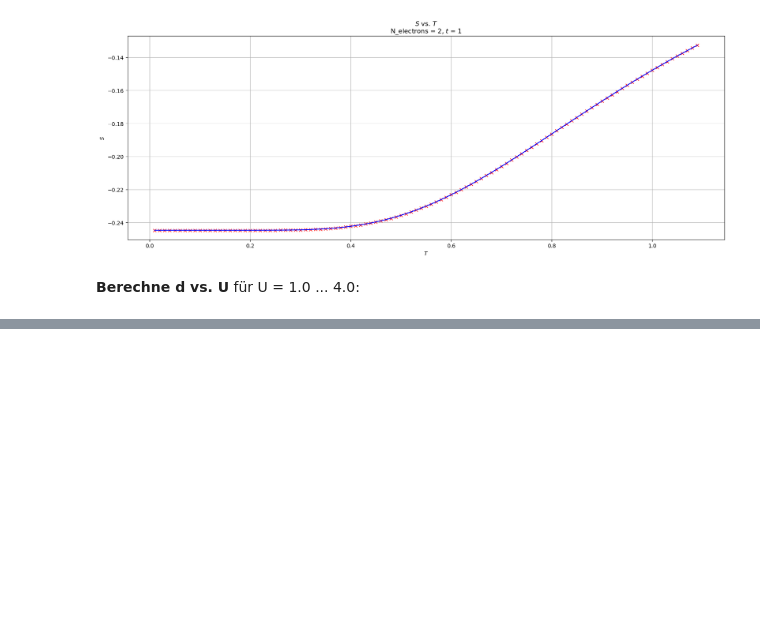
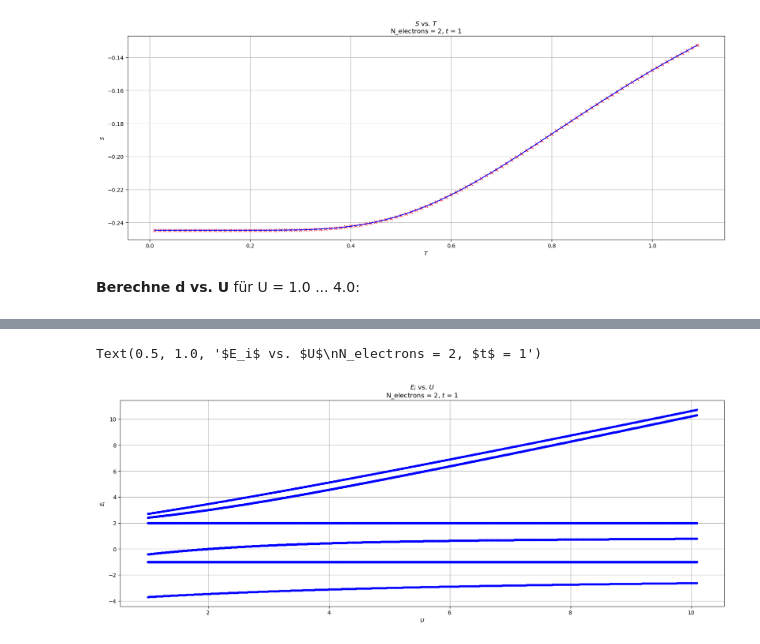
Before and after one commit to alexanderwurm/Hubbard-triangle, a Jupyter notebook: Hubbard triangle.ipynb, the cells around one changed output, grey strips where cells are left out. Cells and saved outputs as stored; diff of their text form; code cells hidden in the pictures; blank space fills up the shorter version.

```diff
--- a/Hubbard triangle.ipynb
+++ b/Hubbard triangle.ipynb
@@ -163,0 +165,26 @@ Text(0.5, 1.0, '$d$ vs. $U$\nN_electrons = 2, $t$ = 1')
+# %%
+U = np.arange(1, 10.01, 0.01)
+Ei = []
+
+for Ui in U:
+    # find ground state
+    Hamiltonian = generate_Hamiltonian(states, Ui)
+    eigval, eigvec = np.linalg.eig(Hamiltonian)
+    eigval_min = np.min(eigval)
+
+    Ei.append((Ui, eigval))
+
+i, j, x = 0, 0, 0
+for i, x in Ei:
+    for j in x:
+        plt.plot(i,j, 'b.')
+
+plt.rcParams['figure.figsize'] = [20, 7]
+plt.rcParams['figure.dpi'] = 100
+plt.grid()
+plt.xlabel("$U$")
+plt.ylabel(r"$E_i$")
+plt.title(r"$E_i$ vs. $U$" "\n" "N_electrons = {:g}, $t$ = {:g}" .format(N_electrons, t))
+# %% [output]
+Text(0.5, 1.0, '$E_i$ vs. $U$\nN_electrons = 2, $t$ = 1')
+[figure, added]
```
Also changed, not shown: parts of 4 cells of this notebook.
